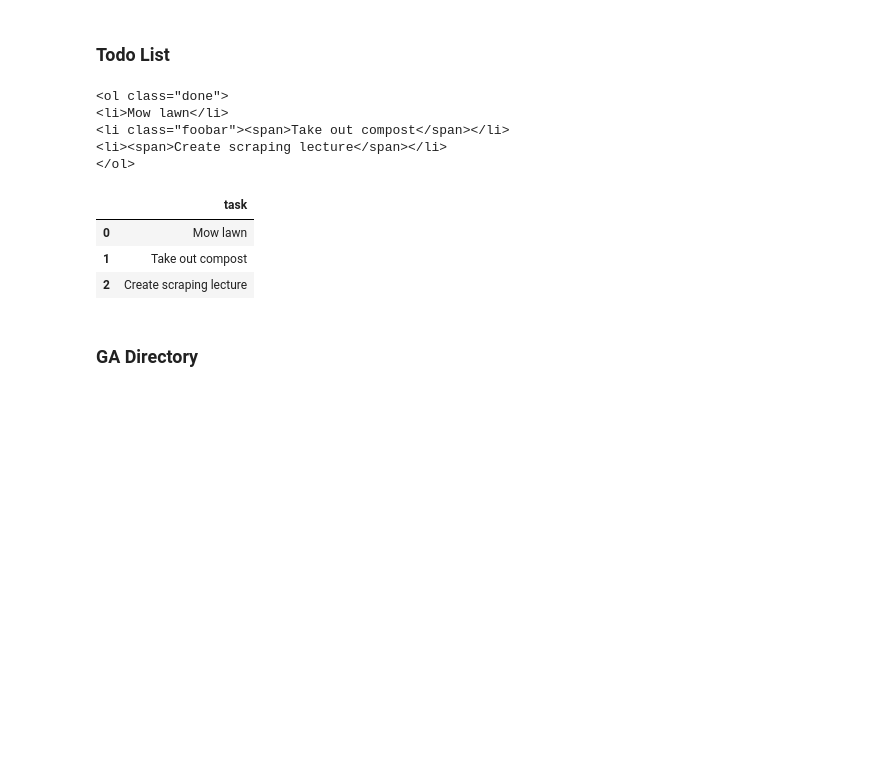
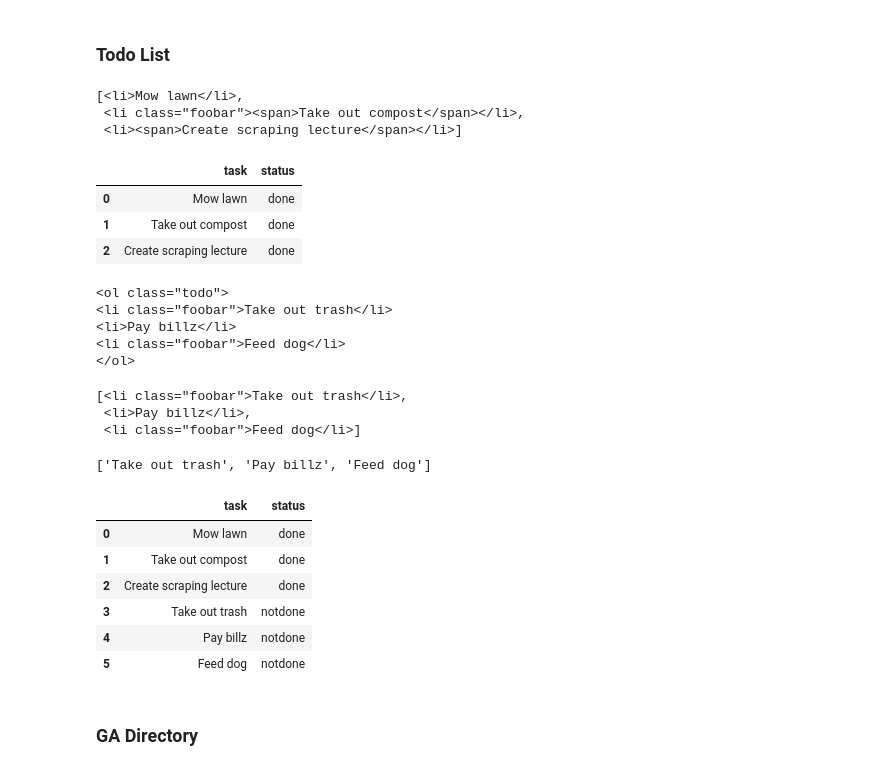
Before and after one commit to msamhz/GA-Lessons, a Jupyter notebook: 5.02-lesson-webscraping/solution-code/Codealong.ipynb, the cells around one changed output. Drawn from its saved outputs; the diff is of its cells as text; code cells hidden in the pictures; blank space fills up the shorter version.

```diff
--- a/5.02-lesson-webscraping/solution-code/Codealong.ipynb
+++ b/5.02-lesson-webscraping/solution-code/Codealong.ipynb
@@ -75,23 +110,55 @@ pd.DataFrame(people)
+# %%
+ol.find_all('li')
+# %% [output]
+[<li>Mow lawn</li>,
+ <li class="foobar"><span>Take out compost</span></li>,
+ <li><span>Create scraping lecture</span></li>]
+# %%
+todos = []
+for li in ol.find_all('li'):
+    todo = {}
+    todo['task'] = li.text
+    todo['status'] = 'done'
+    todos.append(todo)
+pd.DataFrame(todos)
+# %% [output]
+|  | task | status |
+| 0 | Mow lawn | done |
+| 1 | Take out compost | done |
+| 2 | Create scraping lecture | done |
 # %%
-ol = soup.find('ol', {'class': 'done'})
-ol
+notdone = soup.find('ol', {'class': 'todo'})
+notdone
 # %% [output]
-<ol class="done">
-<li>Mow lawn</li>
-<li class="foobar"><span>Take out compost</span></li>
-<li><span>Create scraping lecture</span></li>
+<ol class="todo">
+<li class="foobar">Take out trash</li>
+<li>Pay billz</li>
+<li class="foobar">Feed dog</li>
 </ol>
+# %%
+notdone.find_all('li')
+# %% [output]
+[<li class="foobar">Take out trash</li>,
+ <li>Pay billz</li>,
+ <li class="foobar">Feed dog</li>]
+# %%
+[col.text for col in notdone.find_all('li')]
+# %% [output]
+['Take out trash', 'Pay billz', 'Feed dog']
 # %%
-todos = []
-for li in ol.find_all('li'):
+for li in notdone.find_all('li'):
     todo = {}
     todo['task'] = li.text
+    todo['status'] = 'notdone'
     todos.append(todo)
 pd.DataFrame(todos)
 # %% [output]
-|  | task |
-| 0 | Mow lawn |
-| 1 | Take out compost |
-| 2 | Create scraping lecture |
+|  | task | status |
+| 0 | Mow lawn | done |
+| 1 | Take out compost | done |
+| 2 | Create scraping lecture | done |
+| 3 | Take out trash | notdone |
+| 4 | Pay billz | notdone |
+| 5 | Feed dog | notdone |
 # %% [markdown]
 ### GA Directory
```
Also changed, not shown: parts of 14 cells of this notebook.
